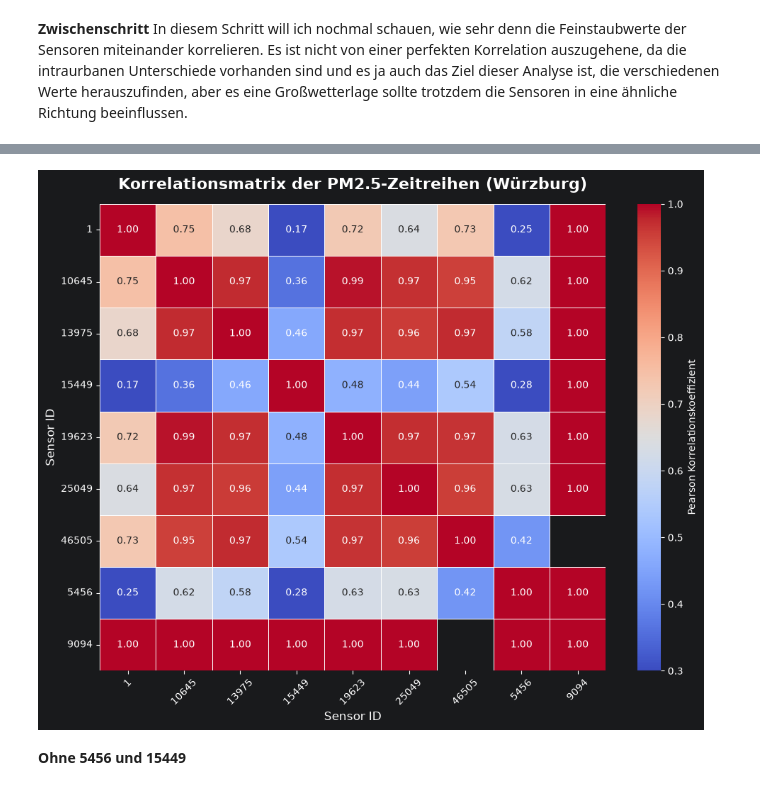
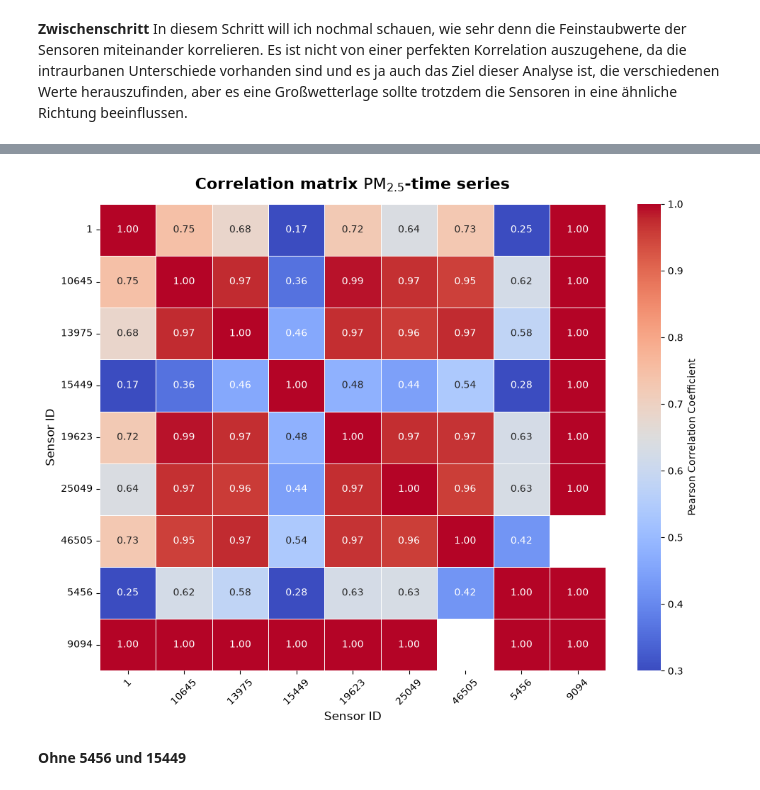
Before and after one commit to Ar7hur01/downscalingWuePM25, a Jupyter notebook: Fusion_PM25_NDVI_TPI_S5P_ERA5_MAIAC_Verkehr_Wetter.ipynb, the cells around one changed output, grey strips where cells are left out. Drawn from its saved outputs; the diff is of its cells as text; code cells hidden in the pictures.

```diff
--- a/Fusion_PM25_NDVI_TPI_S5P_ERA5_MAIAC_Verkehr_Wetter.ipynb
+++ b/Fusion_PM25_NDVI_TPI_S5P_ERA5_MAIAC_Verkehr_Wetter.ipynb
@@ -97,14 +97,23 @@ C:\Users\AD\Desktop\Uni Würzburg\EAGLE\InnoLab\new_Output\Features_RH_PM25_NDVI
 **Zwischenschritt**
 In diesem Schritt will ich nochmal schauen, wie sehr denn die Feinstaubwerte der Sensoren miteinander korrelieren. Es ist nicht von einer perfekten Korrelation auszugehene, da die intraurbanen Unterschiede vorhanden sind und es ja auch das Ziel dieser Analyse ist, die verschiedenen Werte herauszufinden, aber es eine Großwetterlage sollte trotzdem die Sensoren in eine ähnliche Richtung beeinflussen.
 # %%
+import os
+import matplotlib.pyplot as plt
 import pandas as pd
 import seaborn as sns
-import matplotlib.pyplot as plt
 
 # =========================================================
-# 1. Pfad zur Masterdatei
+# 1. Pfade definieren
 # =========================================================
-file_path = r"C:\Users\AD\Desktop\Uni Würzburg\EAGLE\InnoLab\new_Output\Features_RH_PM25_NDVI_TPI_S5P_ERA5_MAIAC_Verkehr_Wetter.csv"
+file_path = r"C:\Users\AD\Desktop\Uni Würzburg\EAGLE\InnoLab\new_Output\IDW_hoch2\Exp2_Features_RH_PM25_NDVI_TPI_S5P_ERA5_MAIAC_Verkehr_Wetter.csv"
+output_dir = r"C:\Users\AD\Desktop\Uni Würzburg\EAGLE\InnoLab\Paper\IEEE-conference-template-062824\figures"
+
+# Zielordner erstellen, falls er noch nicht existiert
+os.makedirs(output_dir, exist_ok=True)
+
+# Dateinamen für LaTeX festlegen
+save_path_pdf = os.path.join(output_dir, "sensor_correlation_matrix.pdf")
+save_path_png = os.path.join(output_dir, "sensor_correlation_matrix.png")
 
 # =========================================================
 # 2. Daten laden und vorbereiten
@@ -112,19 +121,18 @@ file_path = r"C:\Users\AD\Desktop\Uni Würzburg\EAGLE\InnoLab\new_Output\Feature
 print("Lade Masterdatensatz für die Qualitätsprüfung...")
 df = pd.read_csv(file_path, sep=";", decimal=",")
 
-# Sicherstellen, dass die station_id ein sauberer Text ist (für die Achsenbeschriftung)
-df['station_id'] = df['station_id'].astype(str).str.strip()
+# Sicherstellen, dass die station_id ein sauberer Text ist
+df["station_id"] = df["station_id"].astype(str).str.strip()
 
 # =========================================================
 # 3. Datensatz umstrukturieren (Pivot)
 # =========================================================
-# Um eine Korrelation zu berechnen, brauchen wir eine Tabelle, in der:
-# - Jede Zeile = 1 Tag
-# - Jede Spalte = 1 Sensor
-# - Die Werte = PM25_Target
-df_pivot = df.pivot_table(index='date', columns='station_id', values='PM25_Target')
-
-print(f"Datenstruktur erstellt. Anzahl gemeinsamer Messtage im Zeitraum: {len(df_pivot)}")
+df_pivot = df.pivot_table(
+    index="date", columns="station_id", values="PM25_Target"
+)
+print(
+    f"Datenstruktur erstellt. Anzahl gemeinsamer Messtage im Zeitraum: {len(df_pivot)}"
+)
 
 # =========================================================
 # 4. Korrelationsmatrix berechnen (Pearson-Korrelation)
@@ -134,27 +142,58 @@ corr_matrix = df_pivot.corr()
 # =========================================================
 # 5. Visuelle Darstellung (Heatmap)
 # =========================================================
-plt.figure(figsize=(10, 8))
+fig, ax = plt.subplots(figsize=(10, 8))
 
-# Wir nutzen Seaborn für eine hübsche Heatmap
-sns.heatmap(corr_matrix,
-            annot=True,            # Schreibt die genauen Korrelationswerte in die Boxen
-            cmap='coolwarm',       # Farbschema (Kalt zu Warm)
-            fmt=".2f",             # Zwei Nachkommastellen (z.B. 0.85)
-            vmin=0.3, vmax=1.0,    # Setzt die Farbskala (PM2.5 korreliert meist positiv > 0.3)
-            linewidths=0.5,
-            cbar_kws={'label': 'Pearson Korrelationskoeffizient'})
+# Figure- und Axes-Hintergrund transparent schalten
+fig.patch.set_alpha(0.0)
+ax.patch.set_alpha(0.0)
 
-# Plot-Styling
-plt.title("Korrelationsmatrix der PM2.5-Zeitreihen (Würzburg)", fontsize=16, fontweight='bold', pad=15)
-plt.xlabel("Sensor ID", fontsize=12)
-plt.ylabel("Sensor ID", fontsize=12)
+# Heatmap erstellen mit explizit schwarzer Zahlenbeschriftung (annot_kws)
+heatmap = sns.heatmap(
+    corr_matrix,
+    annot=True,
+    cmap="coolwarm",
+    fmt=".2f",
+    vmin=0.3,
+    vmax=1.0,
+    linewidths=0.5,
+    ax=ax,
+    cbar_kws={"label": "Pearson Correlation Coefficient"},
+)
 
-# Beschriftungen rotieren, damit sie gut lesbar sind
-plt.xticks(rotation=45)
-plt.yticks(rotation=0)
+# Titel und Achsenbeschriftungen (Farbe: schwarz)
+ax.set_title(
+    r"Correlation matrix $\mathrm{PM}_{2.5}$-time series",
+    fontsize=16,
+    fontweight="bold",
+    pad=15,
+    color="black",
+)
+ax.set_xlabel("Sensor ID", fontsize=12, color="black")
+ax.set_ylabel("Sensor ID", fontsize=12, color="black")
+
+# Ticks und Achsenstriche schwarz setzen
+ax.tick_params(colors="black", which="both")
+plt.xticks(rotation=45, color="black")
+plt.yticks(rotation=0, color="black")
+
+# Colorbar-Beschriftung und Werte schwarz setzen
+cbar = heatmap.collections[0].colorbar
+cbar.ax.yaxis.label.set_color("black")
+cbar.ax.tick_params(colors="black")
 
 plt.tight_layout()
+
+# =========================================================
+# 6. Direkt im LaTeX-Figures-Ordner speichern
+# =========================================================
+# bbox_inches='tight' verhindert, dass Achsenbeschriftungen abgeschnitten werden
+plt.savefig(save_path_pdf, format="pdf", transparent=True, bbox_inches="tight")
+plt.savefig(save_path_png, format="png", transparent=True, dpi=300, bbox_inches="tight")
+
+print(f"Erfolgreich gespeichert unter:\n- {save_path_pdf}\n- {save_path_png}")
+
+# Erst nach savefig anzeigen (sonst speichert matplotlib unter Umständen eine leere weiße Box)
 plt.show()
 # %% [output]
 Lade Masterdatensatz für die Qualitätsprüfung...
@@ -162,4 +204,4 @@ Datenstruktur erstellt. Anzahl gemeinsamer Messtage im Zeitraum: 123
-[figure, old version]
+[figure, new version]
 # %% [markdown]
 **Ohne 5456 und 15449**
 # %%
```
Also changed, not shown: parts of 2 cells of this notebook, 15 other files.
